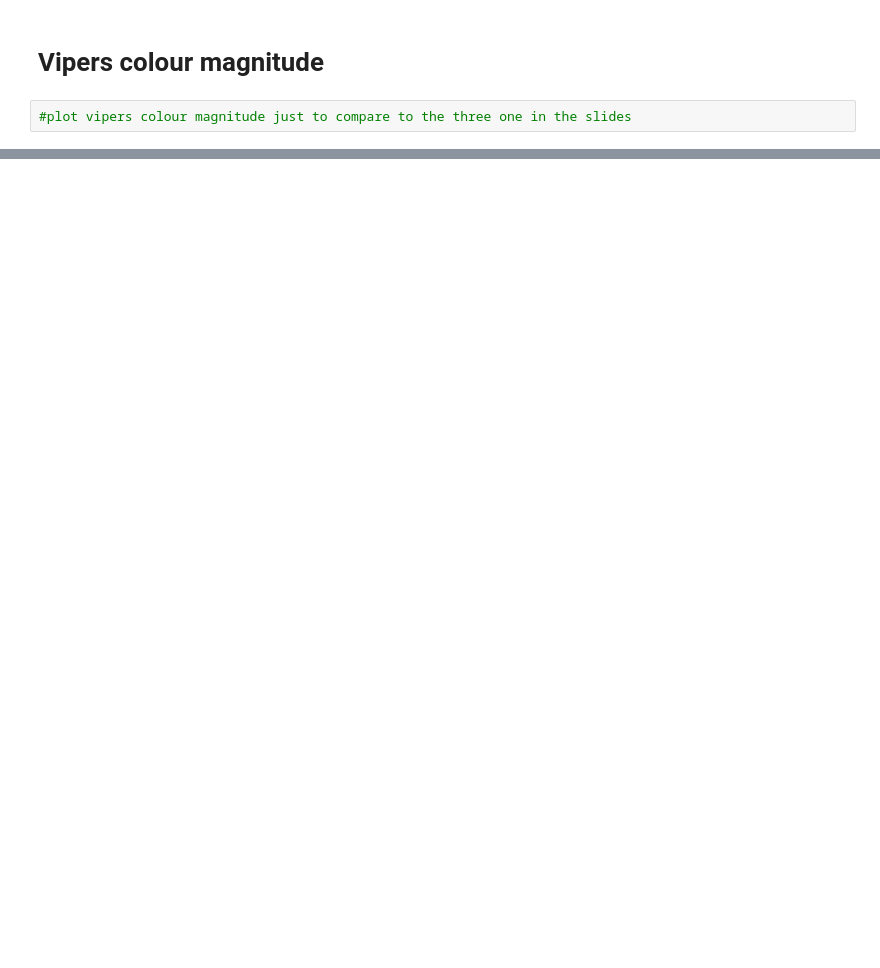
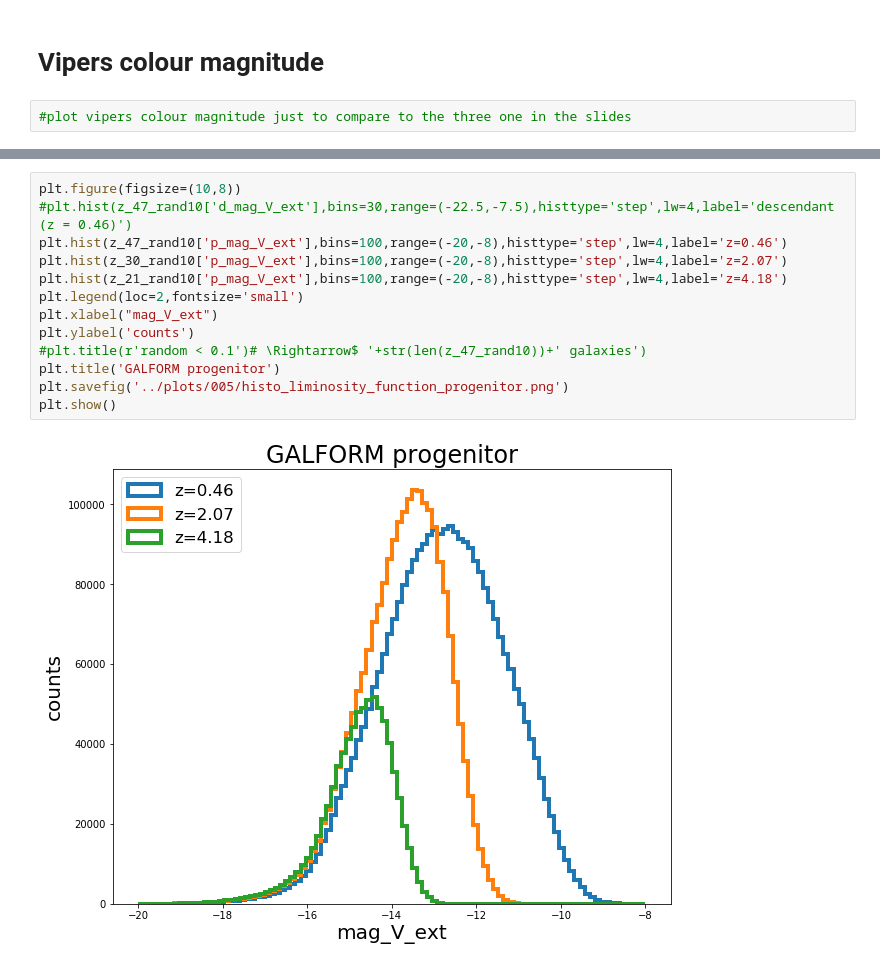
Before and after one commit to GiorgioManzoni/VIPERS_GALFORM, a Jupyter notebook: 005_progenitor.ipynb, the cells around one changed output, grey strips where cells are left out. Drawn from its saved outputs; the diff is of its cells as text; blank space fills up the shorter version.

```diff
--- a/005_progenitor.ipynb
+++ b/005_progenitor.ipynb
@@ -875,0 +927,15 @@ plt.show()
+# %%
+plt.figure(figsize=(10,8))
+#plt.hist(z_47_rand10['d_mag_V_ext'],bins=30,range=(-22.5,-7.5),histtype='step',lw=4,label='descendant (z = 0.46)')
+plt.hist(z_47_rand10['p_mag_V_ext'],bins=100,range=(-20,-8),histtype='step',lw=4,label='z=0.46')
+plt.hist(z_30_rand10['p_mag_V_ext'],bins=100,range=(-20,-8),histtype='step',lw=4,label='z=2.07')
+plt.hist(z_21_rand10['p_mag_V_ext'],bins=100,range=(-20,-8),histtype='step',lw=4,label='z=4.18')
+plt.legend(loc=2,fontsize='small')
+plt.xlabel("mag_V_ext")
+plt.ylabel('counts')
+#plt.title(r'random < 0.1')# \Rightarrow$ '+str(len(z_47_rand10))+' galaxies')
+plt.title('GALFORM progenitor')
+plt.savefig('../plots/005/histo_liminosity_function_progenitor.png')
+plt.show()
+# %% [output]
+[figure, added]
```
Also changed, not shown: parts of 12 cells of this notebook.
